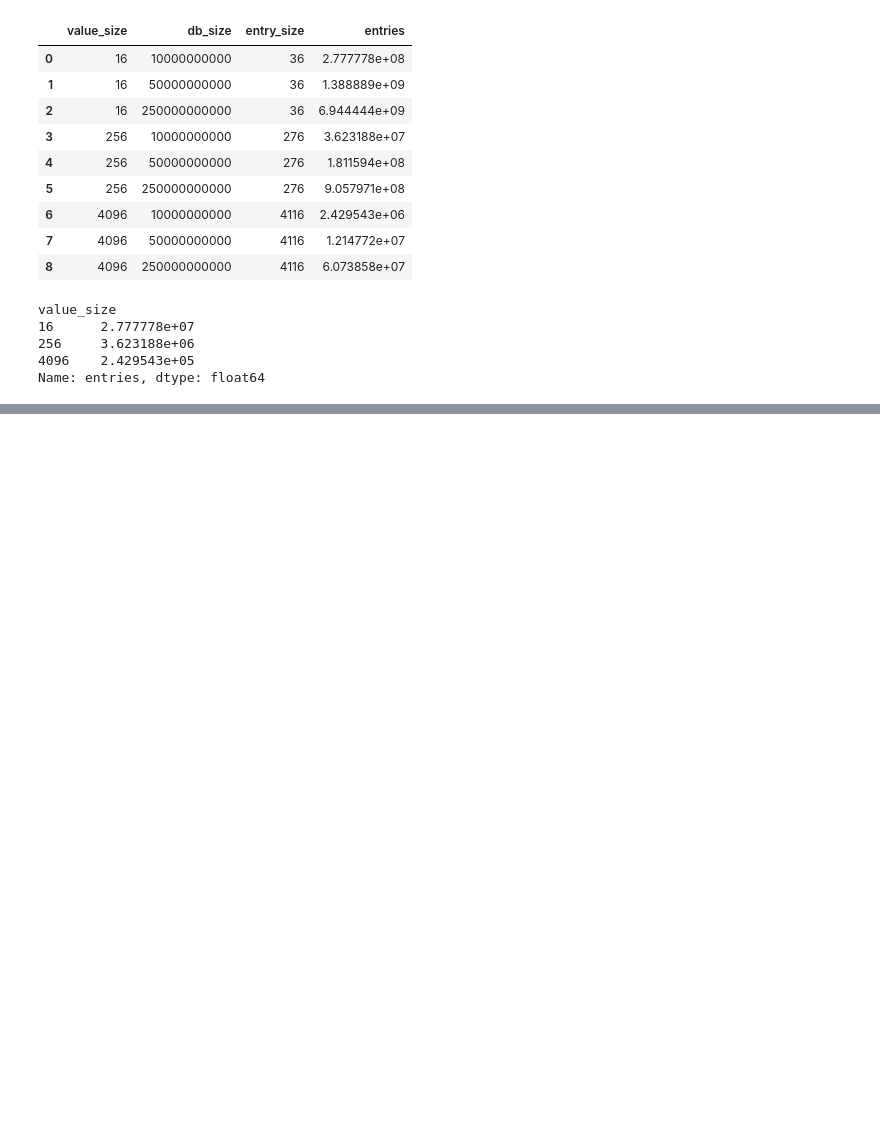
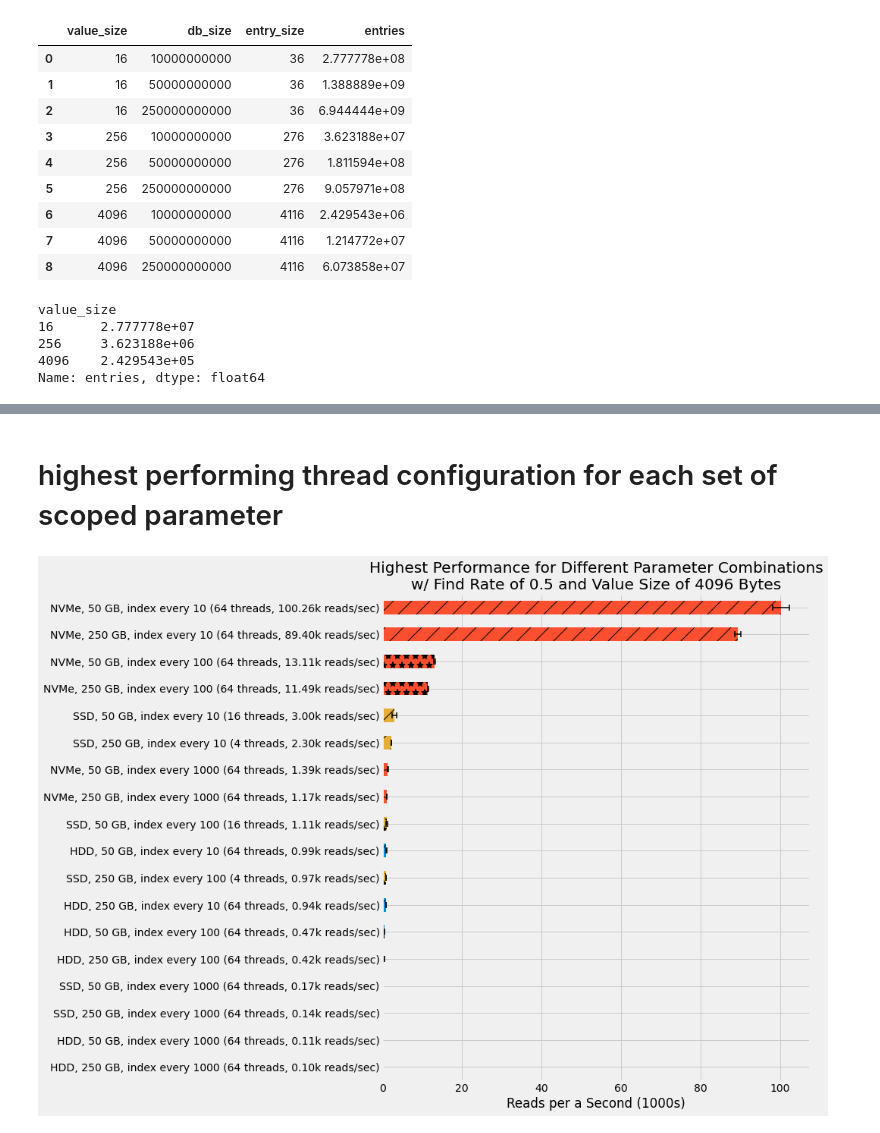
Before and after one commit to DBFromZero/dbf0java, a Jupyter notebook: analysis/benchmark_disk_key_value_readonly.ipynb, the cells around one changed output, grey strips where cells are left out. Cells and saved outputs as stored; diff of their text form; code cells hidden in the pictures; blank space fills up the shorter version.

```diff
--- a/analysis/benchmark_disk_key_value_readonly.ipynb
+++ b/analysis/benchmark_disk_key_value_readonly.ipynb
@@ -305,0 +202,53 @@ for i,(index, x) in enumerate(x.groupby('index')):
+# %% [markdown]
+# highest performing thread configuration for each set of scoped parameter
+# %%
+disk_colors = dict(zip(sorted(results['disk'].unique()), colors))
+index_hatches = dict(zip(sorted(results['index_rate'].unique()), ['/', '*','-']))
+# %%
+def max_threading(df):
+    agg_ops = df.set_index('read_threads')
+    idxmax = agg_ops['50%'].idxmax()
+    opsmax = agg_ops.loc[idxmax]
+    opsmax['read_threads'] = idxmax
+    return opsmax
+
+x = agg.reset_index()
+x = x[x['key_find_rate'] == 0.5]
+x = x[x['value_size'] == 4096]
+x = x[x['data_size'].isin([50, 250])]
+x = x[x['index_rate'].isin([10, 100, 1000])]
+x = (x.groupby(['disk', 'data_size', 'index_rate'])
+     .apply(max_threading)
+     .sort_values('50%', ascending=True))
+iq = x[['25%', '75%']].copy()
+iq['25%'] = x['50%'] - iq['25%']
+iq['75%'] -= x['50%']
+x.plot.barh(figsize=(9, 11), y='50%', xerr=iq.values.T,
+            error_kw=dict(ecolor='black', lw=1.5, capsize=4, capthick=1.5),
+            color=x.index.to_frame()['disk'].map(disk_colors))
+def label(ix):
+    r = x.loc[ix]
+    disk, db_size, index = ix
+    return f'{disk}, {db_size} GB, index every {index} ({r["read_threads"]} threads, {r["50%"]:.2f}k reads/sec)'
+
+ax = plt.gca()
+ax.get_legend().remove()
+ax.set_yticklabels(map(label, x.index))
+
+for c in ax.get_children():
+    try:
+        c.set_label('')
+    except AttributeError:
+        pass
+bars = [c for c in ax.get_children() if isinstance(c, matplotlib.patches.Rectangle)]
+for (disk, db_size, index), bar in zip(x.index, bars):
+    bar.set_hatch(index_hatches[index])
+
+#plt.ylabel('Disk Type, Data Size, Index Rate (Read Threads for Max Reads, Max Reads)')
+plt.ylabel('')
+plt.xlabel('Reads per a Second (1000s)')
+plt.title('Highest Performance for Different Parameter Combinations\n'
+          'w/ Find Rate of 0.5 and Value Size of 4096 Bytes')
+plt.savefig(figdir + '/disk_datasize_index.png', bbox_inches='tight')
+# %% [output]
+[figure, added]
```
Also changed, not shown: parts of 40 cells of this notebook, 3 other files.
